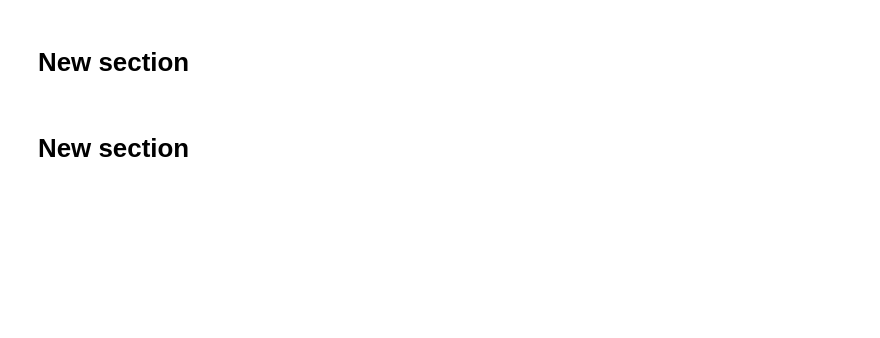
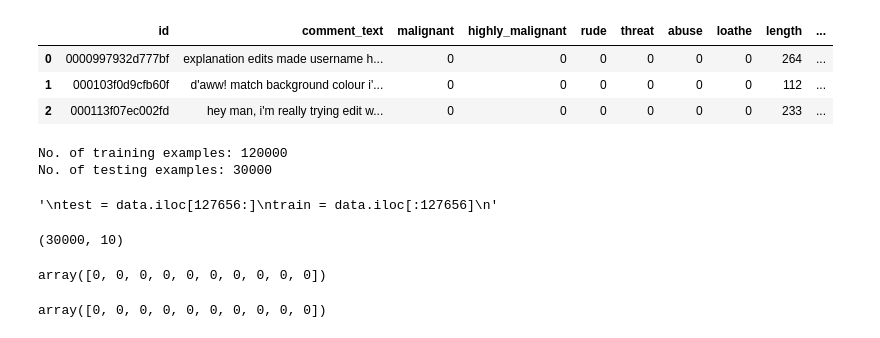
Before and after one commit to erdogan98/DATA_SCIENCE, a Jupyter notebook: LSTM.ipynb, the cells around one changed output. Saved outputs shown, nothing was run; the diff lists cells and outputs as text; code cells hidden in the pictures; blank space fills up the shorter version.

```diff
--- a/LSTM.ipynb
+++ b/LSTM.ipynb
@@ -10,5 +12,4 @@ from collections import Counter
 from random import choice
 import pandas as pd
 
-test_data = pd.read_csv('/content/drive/MyDrive/poster_presentation/dataset/test.csv')
-train_data = pd.read_csv('/content/drive/MyDrive/poster_presentation/dataset/train.csv')
+data = pd.read_csv('/content/drive/MyDrive/poster_presentation/dataset/train.csv')
@@ -82,0 +20,7 @@ GPU speedup over CPU: 75x
+# %%
+#train_test split
+data.shape
+
+data = data.iloc[:150000]
+
+data.shape
@@ -226,2 +86,0 @@ Epoch 1/100
-# %% [markdown]
-# New section
@@ -230,2 +87,57 @@ model.save('IP40_model1.hdf5')
-# %% [markdown]
-# New section
+# %%
+data['clean_length'] = data.comment_text.str.len()
+data.head(3)
+# %% [output]
+|  | id | comment_text | malignant | highly_malignant | rude | threat | abuse | loathe | length | ... |
+| 0 | 0000997932d777bf | explanation edits made username h... | 0 | 0 | 0 | 0 | 0 | 0 | 264 | ... |
+| 1 | 000103f0d9cfb60f | d'aww! match background colour i'... | 0 | 0 | 0 | 0 | 0 | 0 | 112 | ... |
+| 2 | 000113f07ec002fd | hey man, i'm really trying edit w... | 0 | 0 | 0 | 0 | 0 | 0 | 233 | ... |
+# %%
+#splitting the data into test and training
+from sklearn.model_selection import train_test_split
+
+train, test = train_test_split(data, test_size=0.2, random_state=20)
+
+print(f"No. of training examples: {train.shape[0]}")
+print(f"No. of testing examples: {test.shape[0]}")
+
+'''
+test = data.iloc[127656:]
+train = data.iloc[:127656]
+'''
+# %% [output]
+No. of training examples: 120000
+No. of testing examples: 30000
+'\ntest = data.iloc[127656:]\ntrain = data.iloc[:127656]\n'
+# %%
+test.shape
+# %% [output]
+(30000, 10)
+# %%
+one_hot_labels=np.array(train.iloc[:,1])
+one_hot_labels=np.array(train.iloc[:,2:8])
+comments=np.array(train.iloc[:,1])
+malignant=np.array(train.iloc[:,2])
+highly_malignant=np.array(train.iloc[:,3])
+rude = np.array(train.iloc[:,4])
+threat=np.array(train.iloc[:,5])
+abuse=np.array(train.iloc[:,6])
+loathe=np.array(train.iloc[:,7])
+
+loathe[:10]
+# %% [output]
+array([0, 0, 0, 0, 0, 0, 0, 0, 0, 0])
+# %%
+test_one_hot_labels=np.array(test.iloc[:,1])
+test_one_hot_labels=np.array(test.iloc[:,2:8])
+test_comments=np.array(test.iloc[:,1])
+test_malignant=np.array(test.iloc[:,2])
+test_highly_malignant=np.array(test.iloc[:,3])
+test_rude= np.array(test.iloc[:,4])
+test_threat=np.array(test.iloc[:,5])
+test_abuse=np.array(test.iloc[:,6])
+test_loathe=np.array(test.iloc[:,7])
+
+test_loathe[:10]
+# %% [output]
+array([0, 0, 0, 0, 0, 0, 0, 0, 0, 0])
```
Also changed, not shown: parts of 29 cells of this notebook.
